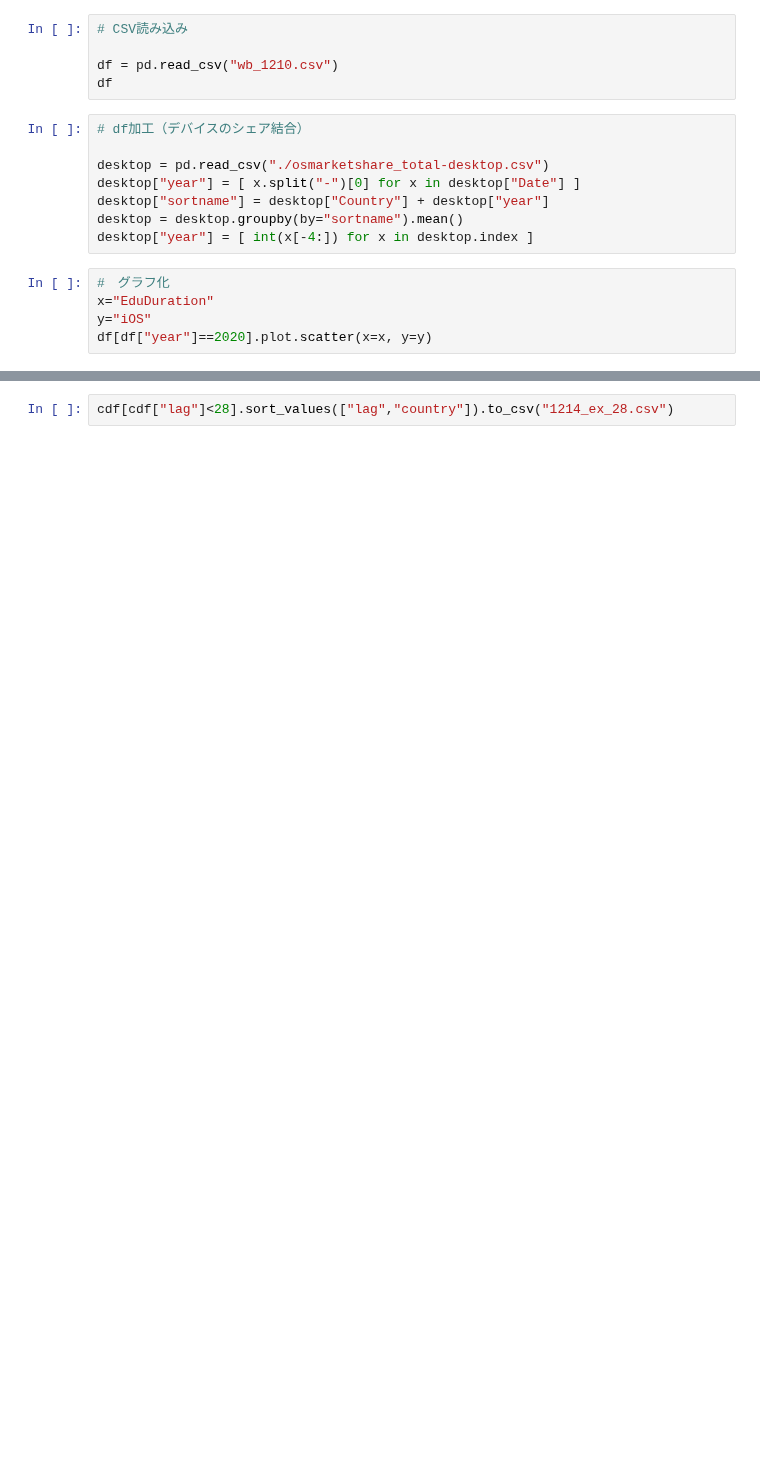
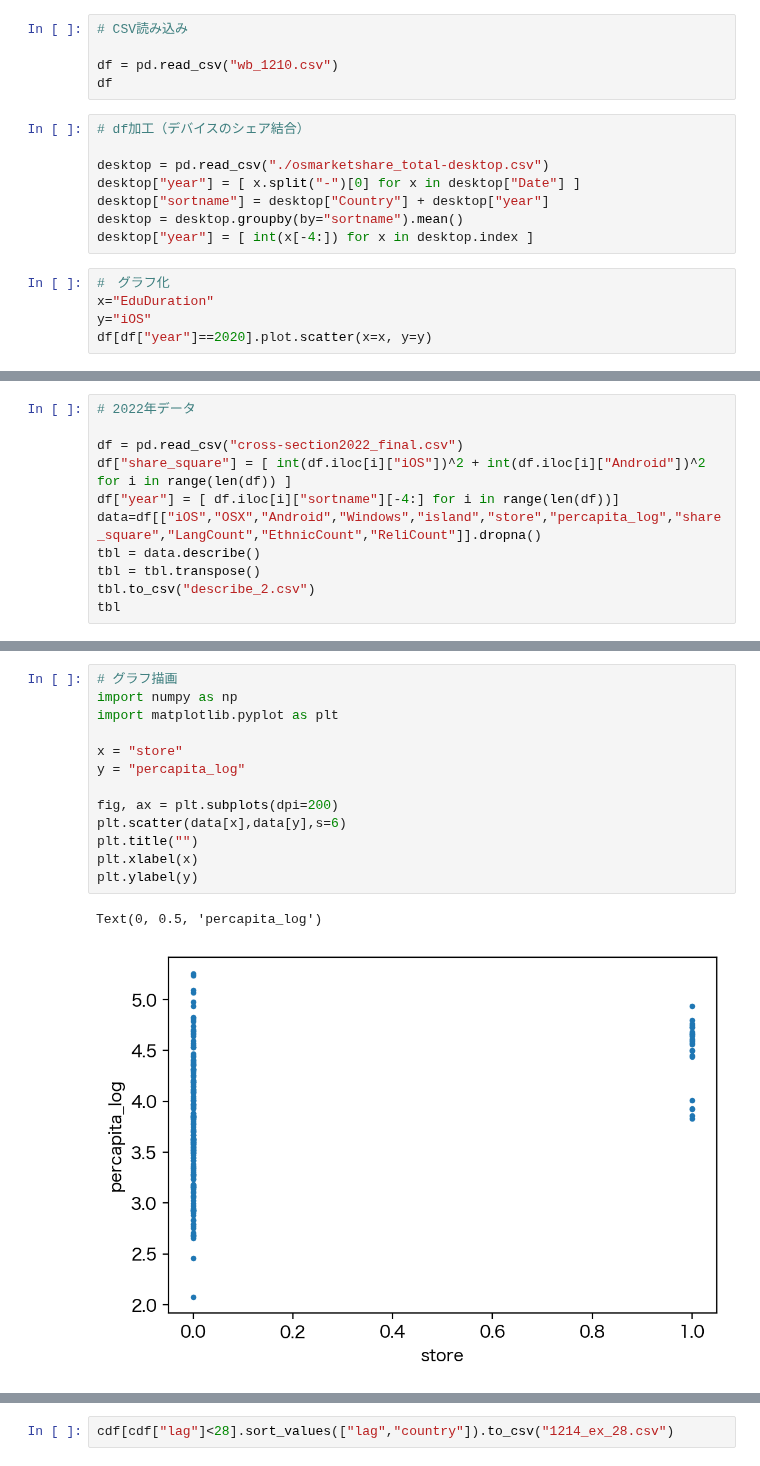
Before and after one commit to kkikrym/graduation_thesis, a Jupyter notebook: analysis.ipynb, the cells around one changed output, grey strips where cells are left out. Cells and saved outputs as stored; diff of their text form; blank space fills up the shorter version.

```diff
--- a/analysis.ipynb
+++ b/analysis.ipynb
@@ -172,0 +173,11 @@ tbl
+# %%
+# 2022年データ
+
+df = pd.read_csv("cross-section2022_final.csv")
+df["share_square"] = [ int(df.iloc[i]["iOS"])^2 + int(df.iloc[i]["Android"])^2 for i in range(len(df)) ]
+df["year"] = [ df.iloc[i]["sortname"][-4:] for i in range(len(df))]
+data=df[["iOS","OSX","Android","Windows","island","store","percapita_log","share_square","LangCount","EthnicCount","ReliCount"]].dropna()
+tbl = data.describe()
+tbl = tbl.transpose()
+tbl.to_csv("describe_2.csv")
+tbl
@@ -179,3 +207,19 @@ for x in l:
         data[data["country"]==x]
     ])
 df.to_csv("aaa.csv")
+# %%
+# グラフ描画
+import numpy as np
+import matplotlib.pyplot as plt
+
+x = "store"
+y = "percapita_log"
+
+fig, ax = plt.subplots(dpi=200)
+plt.scatter(data[x],data[y],s=6)
+plt.title("")
+plt.xlabel(x)
+plt.ylabel(y)
+# %% [output]
+Text(0, 0.5, 'percapita_log')
+[figure, added]
```
Also changed, not shown: parts of 22 cells of this notebook, 17 other files.
